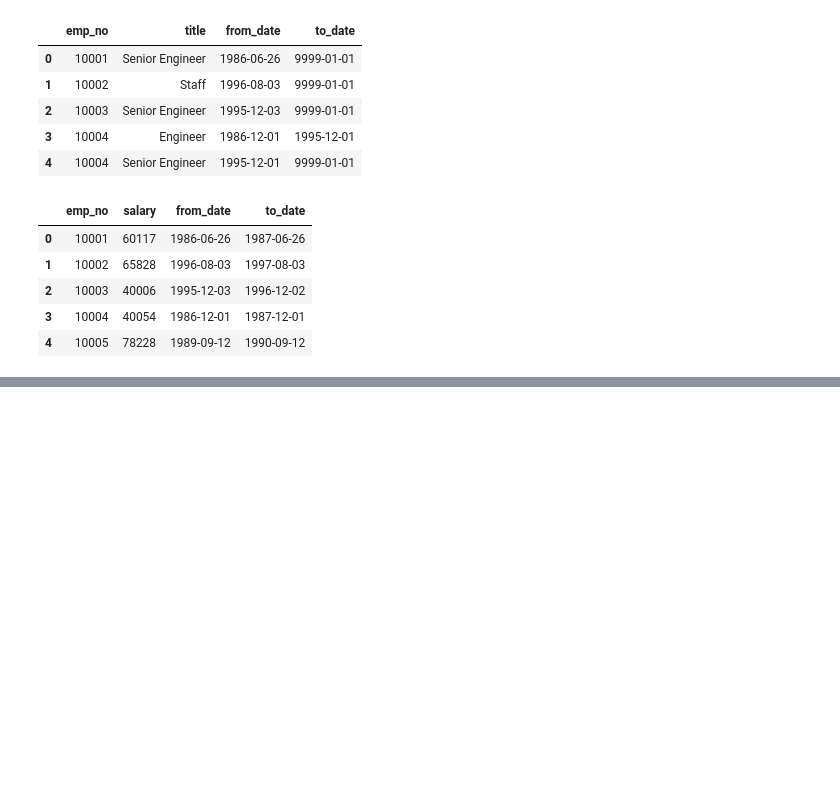
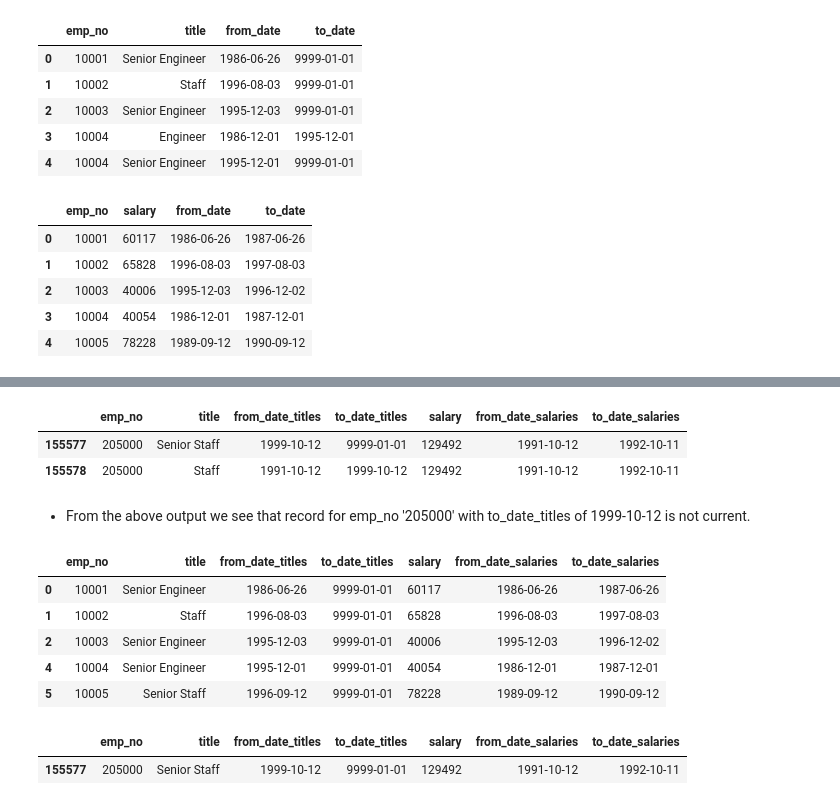
Before and after one commit to ic2019/SQL-Challenge, a Jupyter notebook: employee.ipynb, the cells around one changed output, grey strips where cells are left out. Drawn from its saved outputs; the diff is of its cells as text; code cells hidden in the pictures; blank space fills up the shorter version.

```diff
--- a/employee.ipynb
+++ b/employee.ipynb
@@ -56,2 +83,30 @@ titles_salary_combined_data.head()
+# %%
+# Finding the title for the Max salary 129492.000000
+titles_salary_combined_data[titles_salary_combined_data["salary"] == 129492]
+# %% [output]
+|  | emp_no | title | from_date_titles | to_date_titles | salary | from_date_salaries | to_date_salaries |
+| 155577 | 205000 | Senior Staff | 1999-10-12 | 9999-01-01 | 129492 | 1991-10-12 | 1992-10-11 |
+| 155578 | 205000 | Staff | 1991-10-12 | 1999-10-12 | 129492 | 1991-10-12 | 1992-10-11 |
+# %% [markdown]
+* From the above output we see that record for emp_no '205000' with to_date_titles of 1999-10-12 is not current.
+# %%
+# Extracting all records for employees whose titles are currently active.
+# i.e ( to_date_titles equal to 9999)
+active_titles = titles_salary_combined_data["to_date_titles"].map(lambda x: x.year == 9999)
+titles_salary_combined_data = titles_salary_combined_data[active_titles]
+titles_salary_combined_data.head()
+# %% [output]
+|  | emp_no | title | from_date_titles | to_date_titles | salary | from_date_salaries | to_date_salaries |
+| 0 | 10001 | Senior Engineer | 1986-06-26 | 9999-01-01 | 60117 | 1986-06-26 | 1987-06-26 |
+| 1 | 10002 | Staff | 1996-08-03 | 9999-01-01 | 65828 | 1996-08-03 | 1997-08-03 |
+| 2 | 10003 | Senior Engineer | 1995-12-03 | 9999-01-01 | 40006 | 1995-12-03 | 1996-12-02 |
+| 4 | 10004 | Senior Engineer | 1995-12-01 | 9999-01-01 | 40054 | 1986-12-01 | 1987-12-01 |
+| 5 | 10005 | Senior Staff | 1996-09-12 | 9999-01-01 | 78228 | 1989-09-12 | 1990-09-12 |
+# %%
+# Verifying the max salary record
+titles_salary_combined_data[titles_salary_combined_data["salary"] == 129492]
+# %% [output]
+|  | emp_no | title | from_date_titles | to_date_titles | salary | from_date_salaries | to_date_salaries |
+| 155577 | 205000 | Senior Staff | 1999-10-12 | 9999-01-01 | 129492 | 1991-10-12 | 1992-10-11 |
 # %%
 # Grouping by titles and calculating the average salary
```
Also changed, not shown: parts of 13 cells of this notebook, 2 other files.
